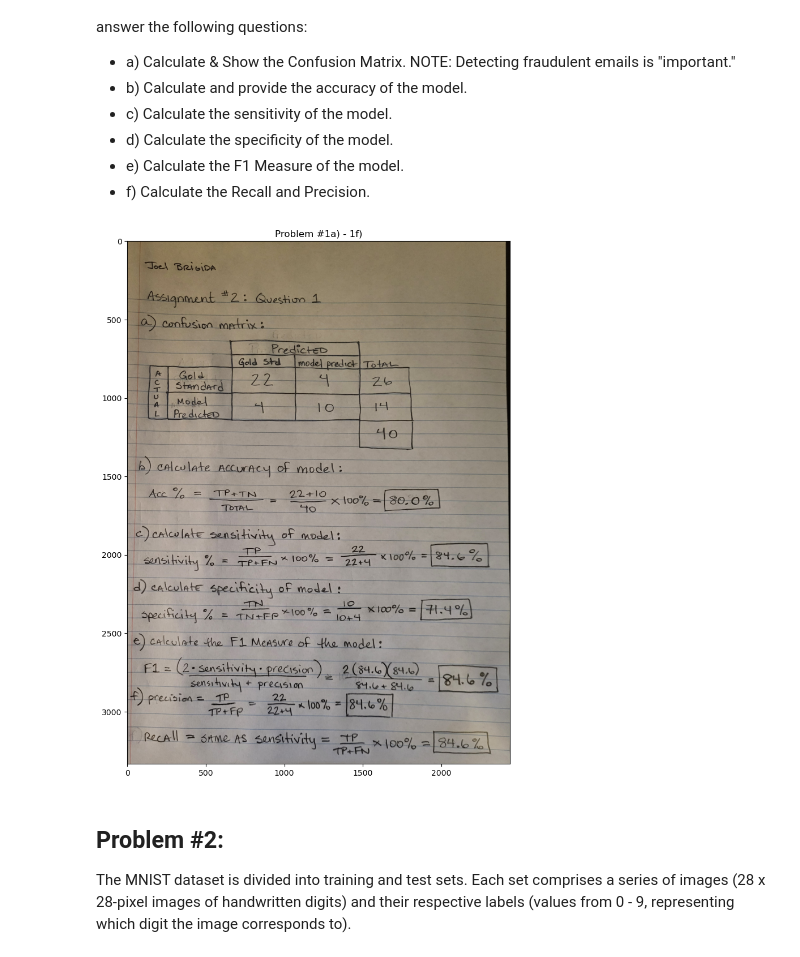
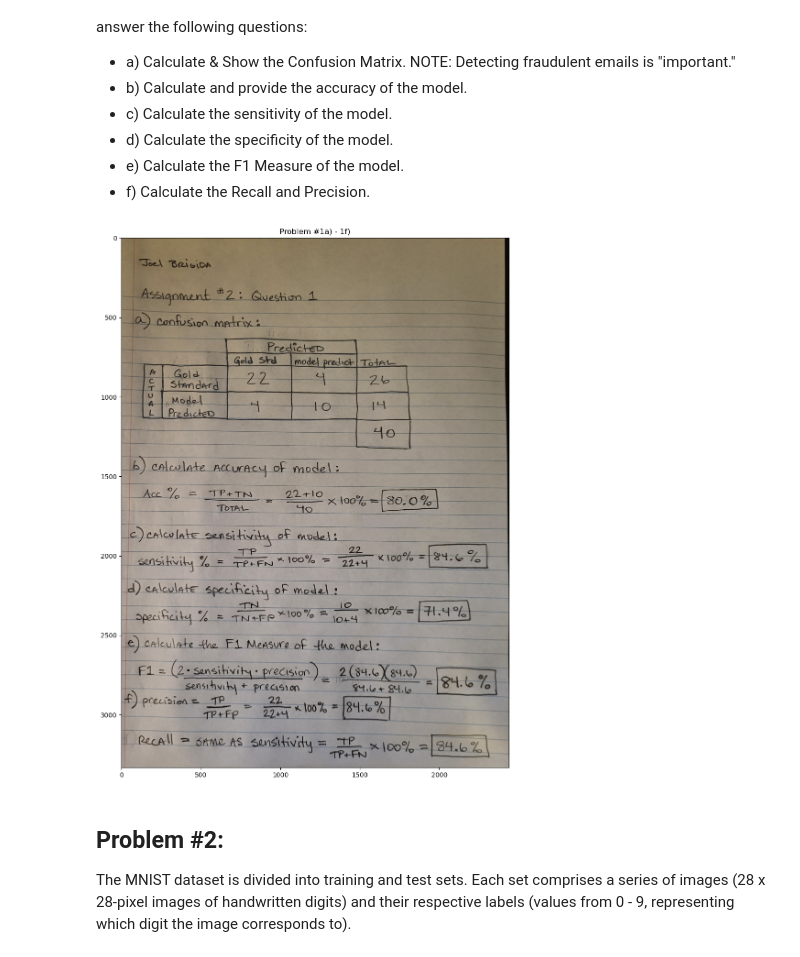
Before and after one commit to ADolbyB/deep-learning-python, a Jupyter notebook: Assignments/assignment2.ipynb, the cells around one changed output. Cells and saved outputs as stored; diff of their text form; code cells hidden in the pictures.

```diff
--- a/Assignments/assignment2.ipynb
+++ b/Assignments/assignment2.ipynb
@@ -21,17 +21,17 @@ Assume that a classification model is trained to detect fraudulent emails from n
 # %%
 # Import Libraries for image plotting
 import matplotlib.pyplot as plt
 import matplotlib.image as img
 
 # Upload Handwritten Image:
-myImage2 = img.imread('./assets/HW2-Q1.jpg')
+myImage2 = img.imread('../assets/HW2/HW2-Q1.jpg')
 
-plt.figure(figsize = (12, 12))
+plt.figure(figsize = (12, 15))
 plt.imshow(myImage2)
 plt.title("Problem #1a) - 1f)")
 plt.show()
 # %% [output]
-[figure, old version]
+[figure, new version]
 # %% [markdown]
 ## Problem #2:
 The MNIST dataset is divided into training and test sets. Each set comprises a series of images (28 x 28-pixel images of handwritten digits) and their respective labels (values from 0 - 9, representing which digit the image corresponds to).
```
Also changed, not shown: parts of 8 cells of this notebook.
